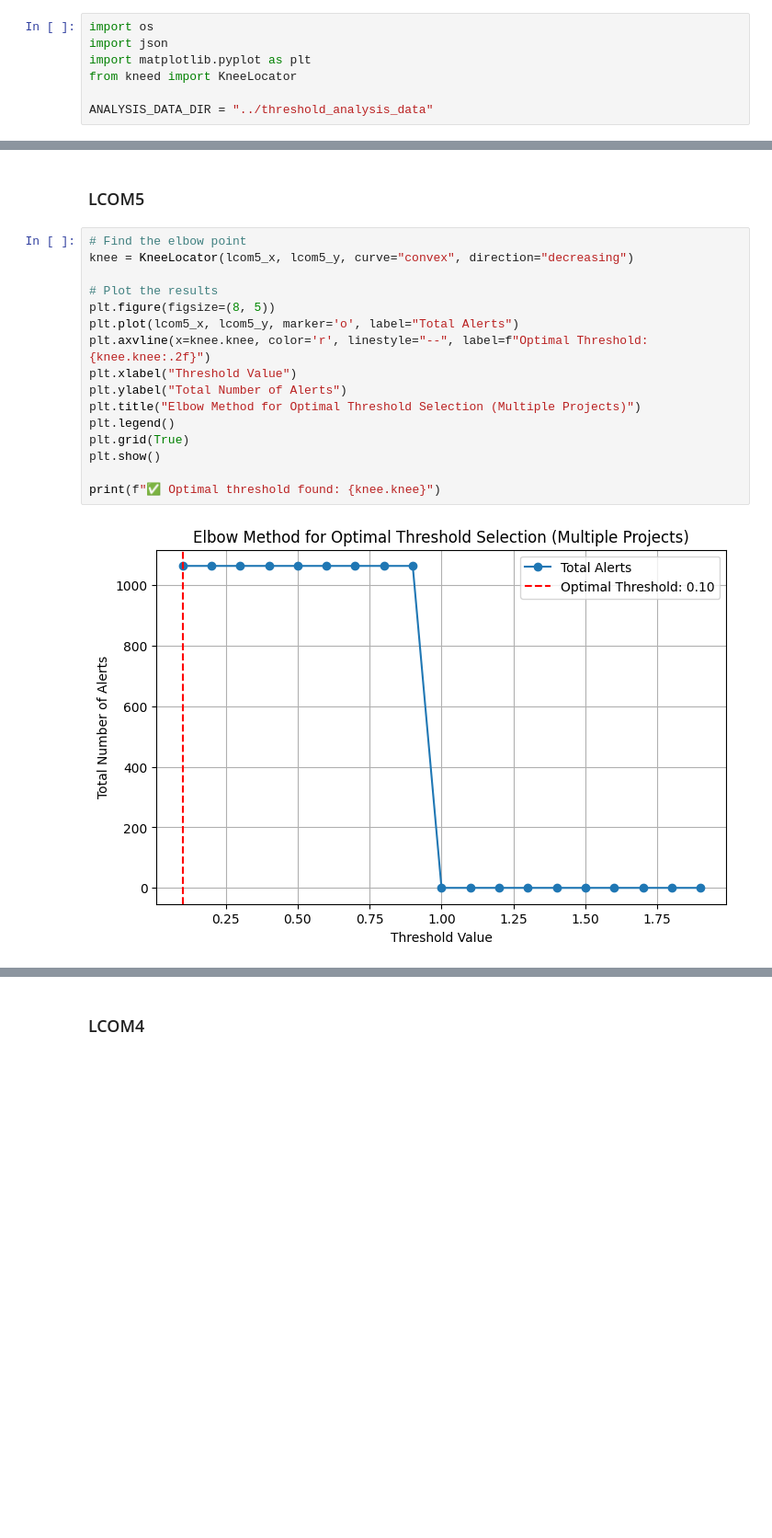
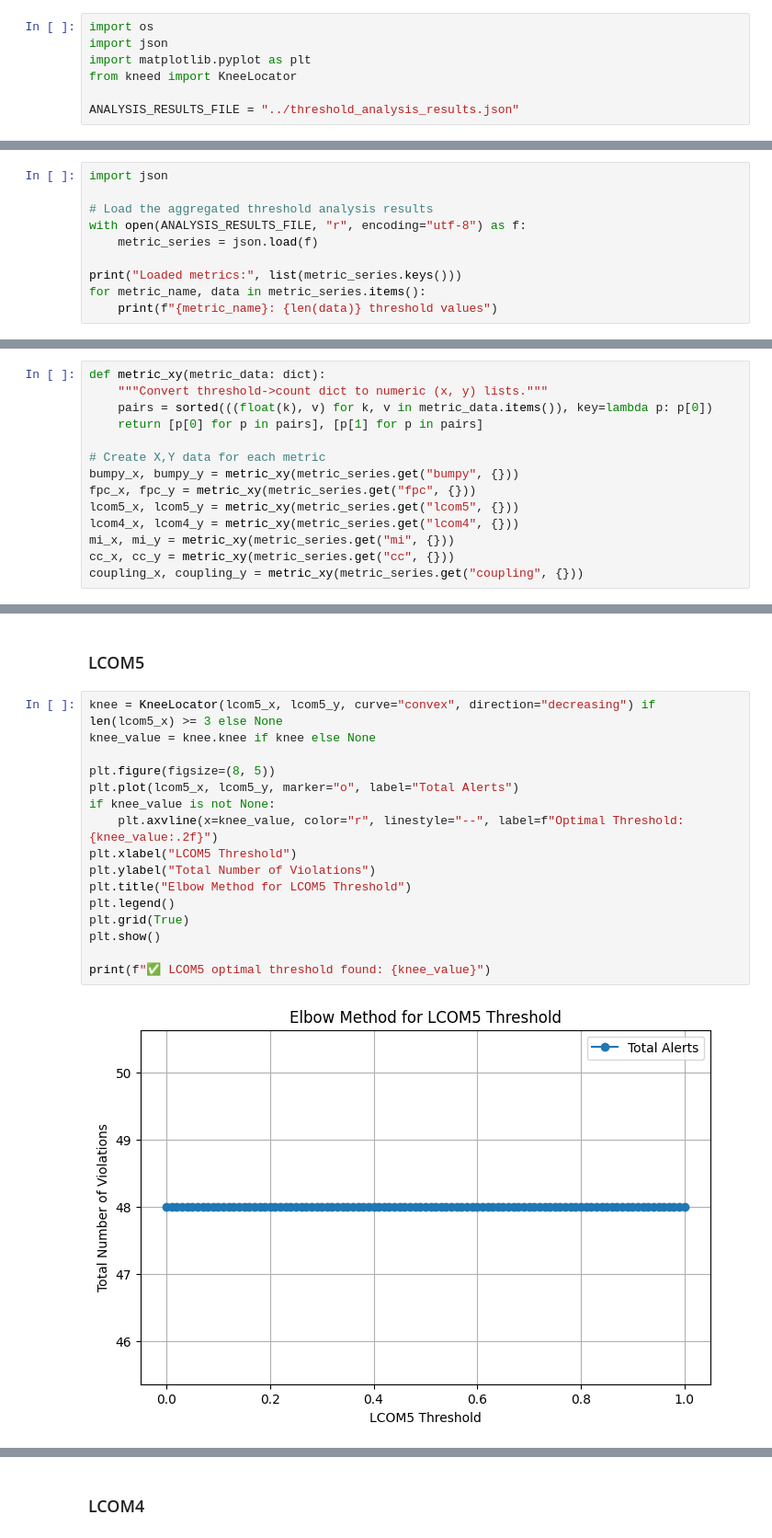
Before and after one commit to petercsaszar/code-metrics, a Jupyter notebook: bulk_analyzer/visualization/visualize_threshold.ipynb, the cells around one changed output, grey strips where cells are left out. Shown at 92% size. Saved outputs shown, nothing was run; the diff lists cells and outputs as text; blank space fills up the shorter version.

Commit message:
refactor: rework threshold analyzer concept

```diff
--- a/bulk_analyzer/visualization/visualize_threshold.ipynb
+++ b/bulk_analyzer/visualization/visualize_threshold.ipynb
@@ -6,7 +6,7 @@ import json
 import matplotlib.pyplot as plt
 from kneed import KneeLocator
 
-ANALYSIS_DATA_DIR = "../threshold_analysis_data"
+ANALYSIS_RESULTS_FILE = "../threshold_analysis_results.json"
 # %% [markdown]
 ## Prepare data
 # %% [markdown]
@@ -60,0 +14,10 @@ maintainability_index_score {1: 7, 2: 23, 3: 88, 4: 355, 5: 1159, 6: 2867, 7: 51
+# %%
+import json
+
+# Load the aggregated threshold analysis results
+with open(ANALYSIS_RESULTS_FILE, "r", encoding="utf-8") as f:
+    metric_series = json.load(f)
+
+print("Loaded metrics:", list(metric_series.keys()))
+for metric_name, data in metric_series.items():
+    print(f"{metric_name}: {len(data)} threshold values")
@@ -91,0 +35,14 @@ print(cyclomatic_complexity_x, cyclomatic_complexity_y)
+# %%
+def metric_xy(metric_data: dict):
+    """Convert threshold->count dict to numeric (x, y) lists."""
+    pairs = sorted(((float(k), v) for k, v in metric_data.items()), key=lambda p: p[0])
+    return [p[0] for p in pairs], [p[1] for p in pairs]
+
+# Create X,Y data for each metric
+bumpy_x, bumpy_y = metric_xy(metric_series.get("bumpy", {}))
+fpc_x, fpc_y = metric_xy(metric_series.get("fpc", {}))
+lcom5_x, lcom5_y = metric_xy(metric_series.get("lcom5", {}))
+lcom4_x, lcom4_y = metric_xy(metric_series.get("lcom4", {}))
+mi_x, mi_y = metric_xy(metric_series.get("mi", {}))
+cc_x, cc_y = metric_xy(metric_series.get("cc", {}))
+coupling_x, coupling_y = metric_xy(metric_series.get("coupling", {}))
@@ -136,20 +97,20 @@ print(f"✅ Optimal threshold found: {knee.knee}")
 # %% [markdown]
 ### LCOM5
 # %%
-# Find the elbow point
-knee = KneeLocator(lcom5_x, lcom5_y, curve="convex", direction="decreasing")
+knee = KneeLocator(lcom5_x, lcom5_y, curve="convex", direction="decreasing") if len(lcom5_x) >= 3 else None
+knee_value = knee.knee if knee else None
 
-# Plot the results
 plt.figure(figsize=(8, 5))
-plt.plot(lcom5_x, lcom5_y, marker='o', label="Total Alerts")
-plt.axvline(x=knee.knee, color='r', linestyle="--", label=f"Optimal Threshold: {knee.knee:.2f}")
-plt.xlabel("Threshold Value")
-plt.ylabel("Total Number of Alerts")
-plt.title("Elbow Method for Optimal Threshold Selection (Multiple Projects)")
+plt.plot(lcom5_x, lcom5_y, marker="o", label="Total Alerts")
+if knee_value is not None:
+    plt.axvline(x=knee_value, color="r", linestyle="--", label=f"Optimal Threshold: {knee_value:.2f}")
+plt.xlabel("LCOM5 Threshold")
+plt.ylabel("Total Number of Violations")
+plt.title("Elbow Method for LCOM5 Threshold")
 plt.legend()
 plt.grid(True)
 plt.show()
 
-print(f"✅ Optimal threshold found: {knee.knee}")
+print(f"✅ LCOM5 optimal threshold found: {knee_value}")
 # %% [output]
-[figure, old version]
+[figure, new version]
```
Also changed, not shown: parts of 14 cells of this notebook, 7 other files.
